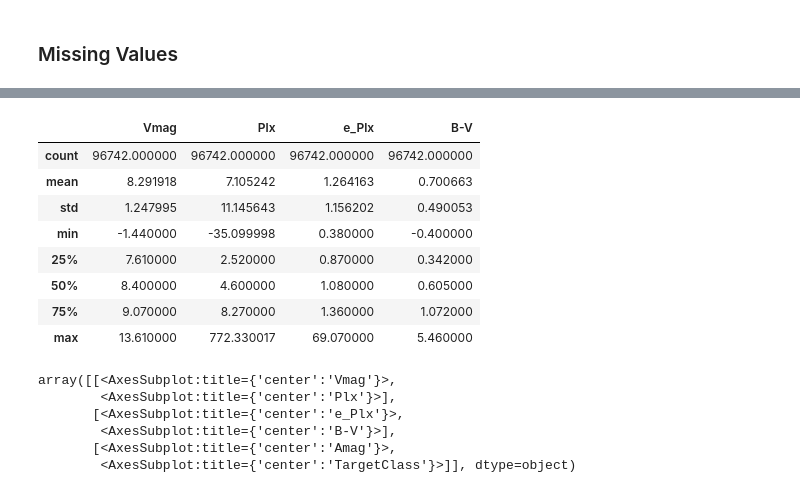
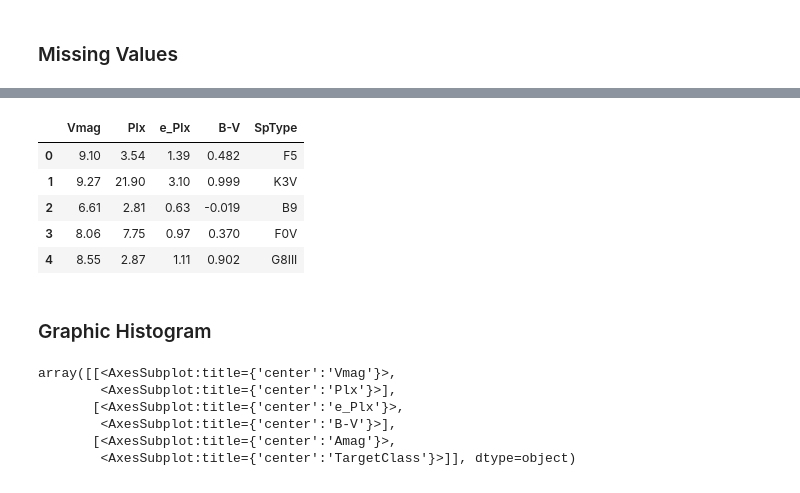
Before and after one commit to cristianBMJ/ClassificationStar, a Jupyter notebook: classification-star.ipynb, the cells around one changed output, grey strips where cells are left out. Saved outputs shown, nothing was run; the diff lists cells and outputs as text; code cells hidden in the pictures.

```diff
--- a/classification-star.ipynb
+++ b/classification-star.ipynb
@@ -75,15 +107,14 @@ memory usage: 3.1+ MB
 missingValueCount = dataRaw.isnull().sum()
 print('Num_null: ' , missingValueCount.sum() )
 
-dataLabel = dataRaw.dropna()
-dataUnlabel = dataRaw.fillna(0)
 
-print( dataLabel.shape , dataRaw.shape , dataUnlabel.shape )
+
 
 totalData = np.product(dataRaw.shape)
 percentMissing=missingValueCount.sum()/totalData
 
 print('Percentage Missing:', '{: .3%}'.format(percentMissing))
-dataRaw = dataLabel
+dataRaw.dropna(inplace=True)
+dataRaw.fillna(0)
 # %% [output]
 Num_null:  4213
@@ -92,14 +135,13 @@ Percentage Missing:  0.702%
 # %%
 dataRaw = dataRaw.drop(['Unnamed: 0'], axis=1)
-dataRaw.describe()
+dataRaw.head()
 # %% [output]
-|  | Vmag | Plx | e_Plx | B-V |
-| count | 96742.000000 | 96742.000000 | 96742.000000 | 96742.000000 |
-| mean | 8.291918 | 7.105242 | 1.264163 | 0.700663 |
-| std | 1.247995 | 11.145643 | 1.156202 | 0.490053 |
-| min | -1.440000 | -35.099998 | 0.380000 | -0.400000 |
-| 25% | 7.610000 | 2.520000 | 0.870000 | 0.342000 |
-| 50% | 8.400000 | 4.600000 | 1.080000 | 0.605000 |
-| 75% | 9.070000 | 8.270000 | 1.360000 | 1.072000 |
-| max | 13.610000 | 772.330017 | 69.070000 | 5.460000 |
+|  | Vmag | Plx | e_Plx | B-V | SpType |
+| 0 | 9.10 | 3.54 | 1.39 | 0.482 | F5 |
+| 1 | 9.27 | 21.90 | 3.10 | 0.999 | K3V |
+| 2 | 6.61 | 2.81 | 0.63 | -0.019 | B9 |
+| 3 | 8.06 | 7.75 | 0.97 | 0.370 | F0V |
+| 4 | 8.55 | 2.87 | 1.11 | 0.902 | G8III |
+# %% [markdown]
+### Graphic Histogram
 # %%
```
Also changed, not shown: parts of 35 cells of this notebook.
